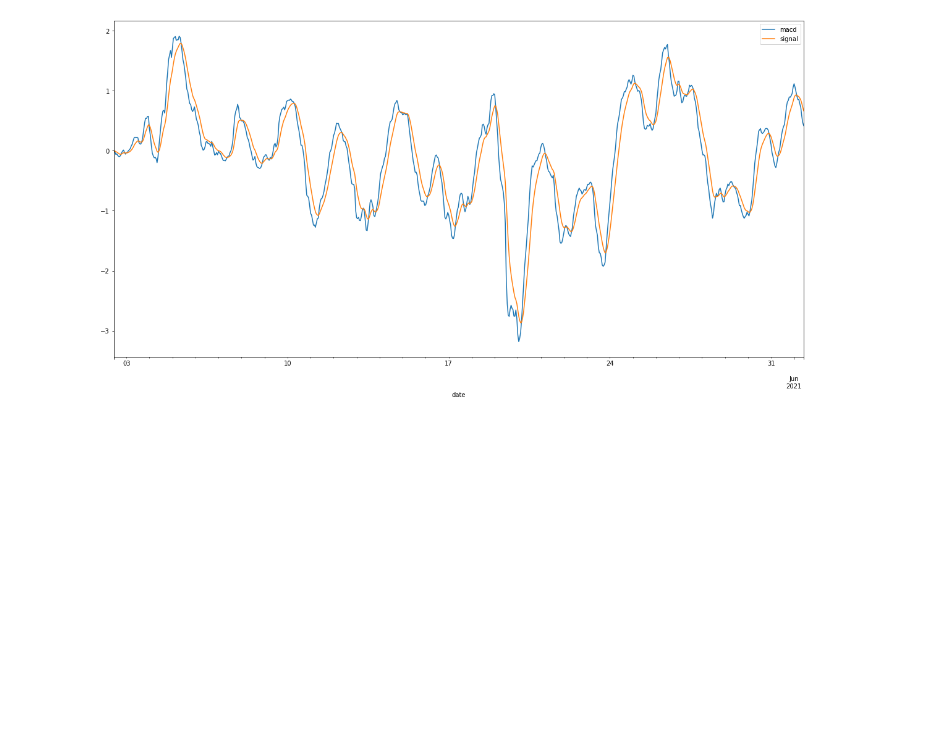
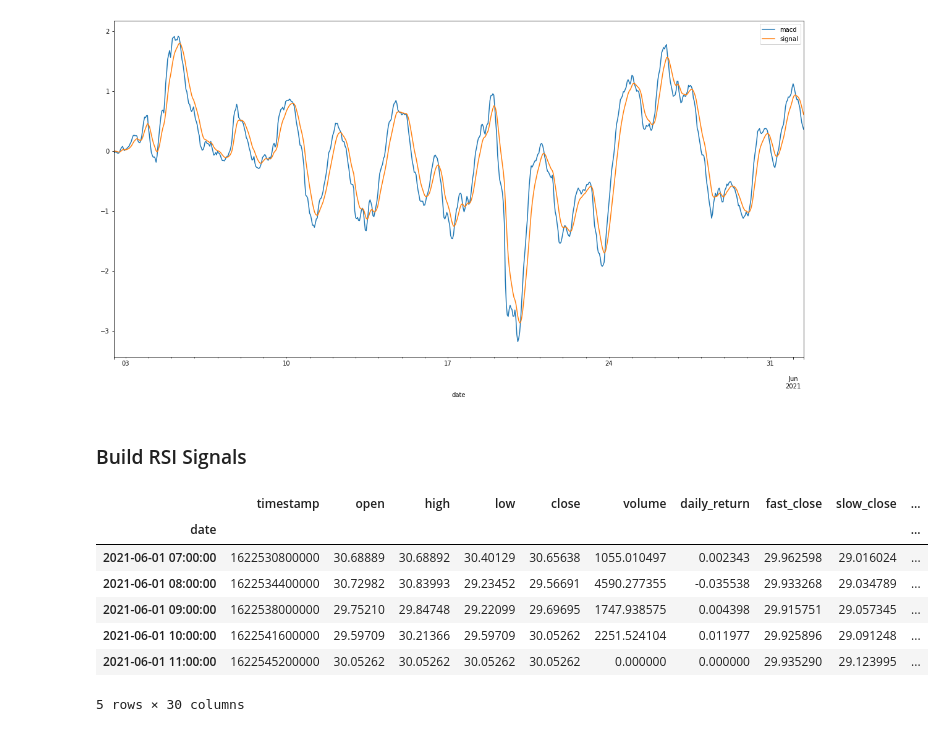
Before and after one commit to Hash3rown/monu-fintech-Project-2, a Jupyter notebook: sandbox/alex_macd_EMA_Bollinger.ipynb, the cells around one changed output. Drawn from its saved outputs; the diff is of its cells as text; code cells hidden in the pictures; blank space fills up the shorter version.

```diff
--- a/sandbox/alex_macd_EMA_Bollinger.ipynb
+++ b/sandbox/alex_macd_EMA_Bollinger.ipynb
@@ -314,3 +314,31 @@ historical_prices_df[['macd','signal']].plot(figsize=(20,10))
 # %% [output]
 <AxesSubplot:xlabel='date'>
 [figure]
+# %% [markdown]
+### Build RSI Signals
+# %%
+n = 14
+
+def rma(x, n, y0):
+    a = (n-1) / n
+    ak = a**np.arange(len(x)-1, -1, -1)
+    return np.r_[np.full(n, np.nan), y0, np.cumsum(ak * x) / ak / n + y0 * a**np.arange(1, len(x)+1)]
+
+historical_prices_df['change'] = historical_prices_df['close'].diff()
+historical_prices_df['gain'] = historical_prices_df.change.mask(historical_prices_df.change < 0, 0.0)
+historical_prices_df['loss'] = -historical_prices_df.change.mask(historical_prices_df.change > 0, -0.0)
+historical_prices_df['avg_gain'] = rma(historical_prices_df.gain[n+1:].to_numpy(), n, np.nansum(historical_prices_df.gain.to_numpy()[:n+1])/n)
+historical_prices_df['avg_loss'] = rma(historical_prices_df.loss[n+1:].to_numpy(), n, np.nansum(historical_prices_df.loss.to_numpy()[:n+1])/n)
+historical_prices_df['rs'] = historical_prices_df.avg_gain / historical_prices_df.avg_loss
+historical_prices_df['rsi_14'] = 100 - (100 / (1 + historical_prices_df.rs))
+
+historical_prices_df.tail()
+# %% [output]
+|  | timestamp | open | high | low | close | volume | daily_return | fast_close | slow_close | ... |
+| date |  |  |  |  |  |  |  |  |  | ... |
+| 2021-06-01 07:00:00 | 1622530800000 | 30.68889 | 30.68892 | 30.40129 | 30.65638 | 1055.010497 | 0.002343 | 29.962598 | 29.016024 | ... |
+| 2021-06-01 08:00:00 | 1622534400000 | 30.72982 | 30.83993 | 29.23452 | 29.56691 | 4590.277355 | -0.035538 | 29.933268 | 29.034789 | ... |
+| 2021-06-01 09:00:00 | 1622538000000 | 29.75210 | 29.84748 | 29.22099 | 29.69695 | 1747.938575 | 0.004398 | 29.915751 | 29.057345 | ... |
+| 2021-06-01 10:00:00 | 1622541600000 | 29.59709 | 30.21366 | 29.59709 | 30.05262 | 2251.524104 | 0.011977 | 29.925896 | 29.091248 | ... |
+| 2021-06-01 11:00:00 | 1622545200000 | 30.05262 | 30.05262 | 30.05262 | 30.05262 | 0.000000 | 0.000000 | 29.935290 | 29.123995 | ... |
+5 rows × 30 columns
```
Also changed, not shown: parts of 10 cells of this notebook.
